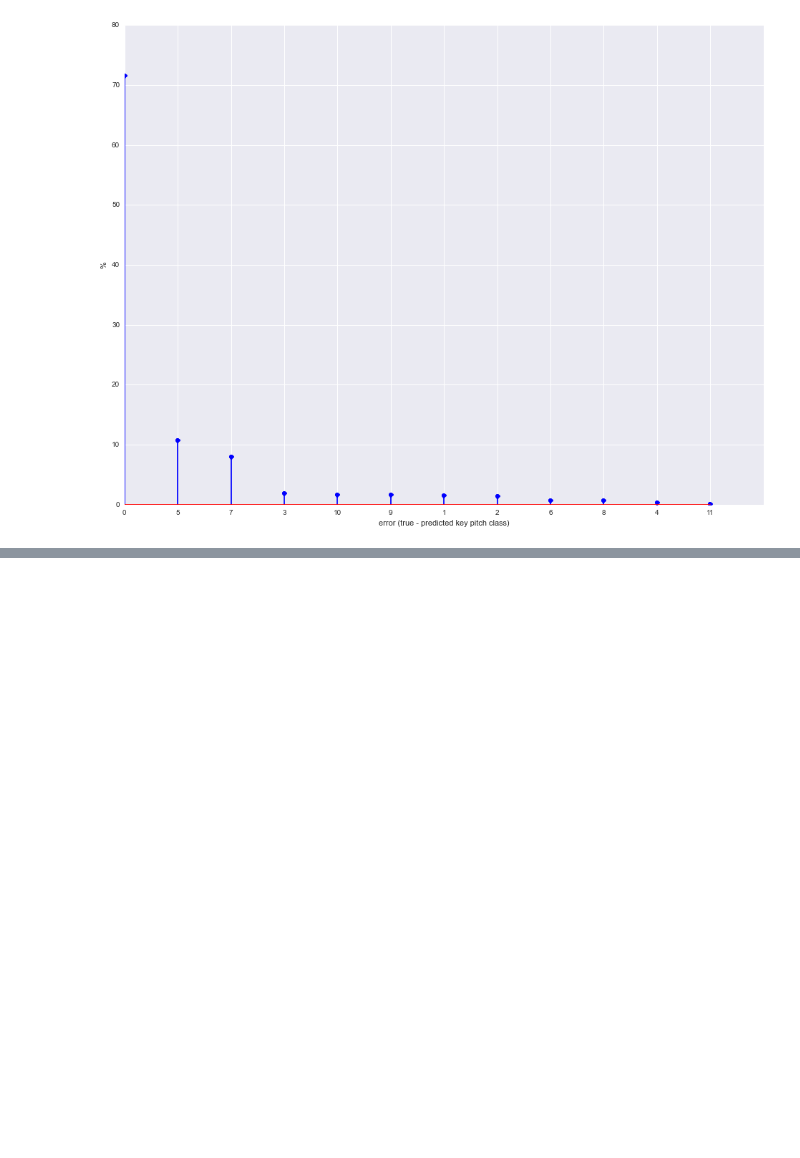
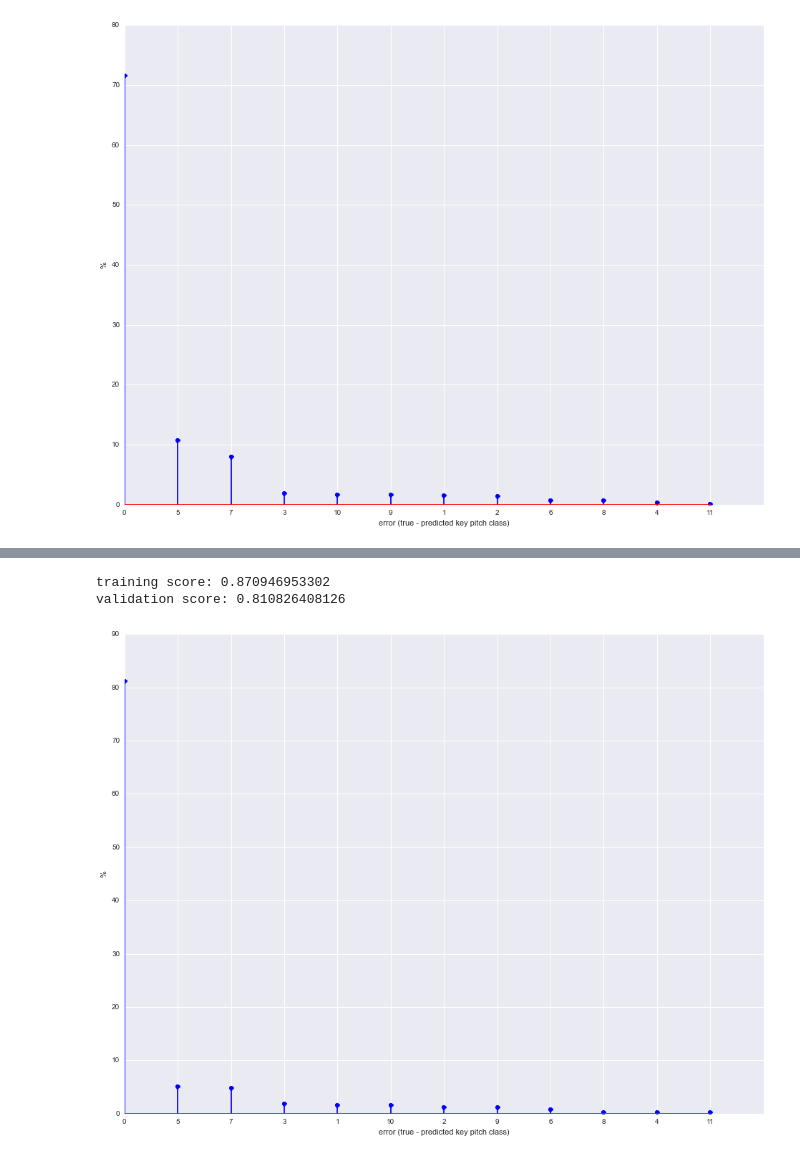
Before and after one commit to bzamecnik/ml, a Jupyter notebook: beatles/key_classification.ipynb, the cells around one changed output, grey strips where cells are left out. Saved outputs shown, nothing was run; the diff lists cells and outputs as text; code cells hidden in the pictures; blank space fills up the shorter version.

```diff
--- a/beatles/key_classification.ipynb
+++ b/beatles/key_classification.ipynb
@@ -452,0 +563,7 @@ key_classification_error_report(y_valid, lr_model.predict(X_valid));
+# %%
+# two hidden layers of size 100, dropout regularization
+exp04 = theanets.Experiment(theanets.Classifier, layers=[X.shape[1], 100, 100, 12])
+exp04.train(
+    (X_train.astype(float32),y_train),
+    (X_valid.astype(float32),y_valid),
+    algo='pretraining', learning_rate=1e-4, momentum=0.9, input_dropout=0.5)
@@ -452,0 +584,6 @@ key_classification_error_report(y_valid, lr_model.predict(X_valid));
+# %%
+theano_accuracy_report(exp04.network)
+# %% [output]
+training score: 0.870946953302
+validation score: 0.810826408126
+[figure, added]
```
Also changed, not shown: parts of 19 cells of this notebook.
